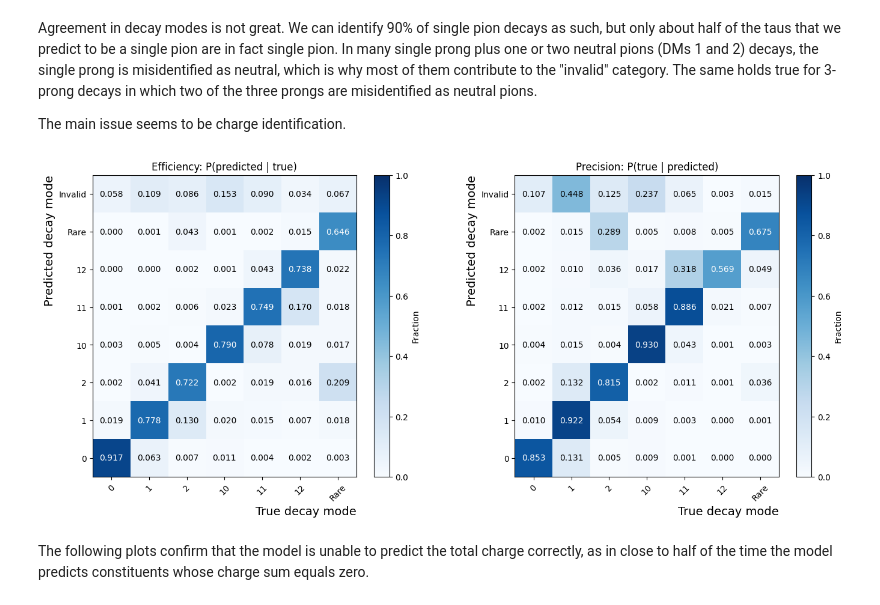
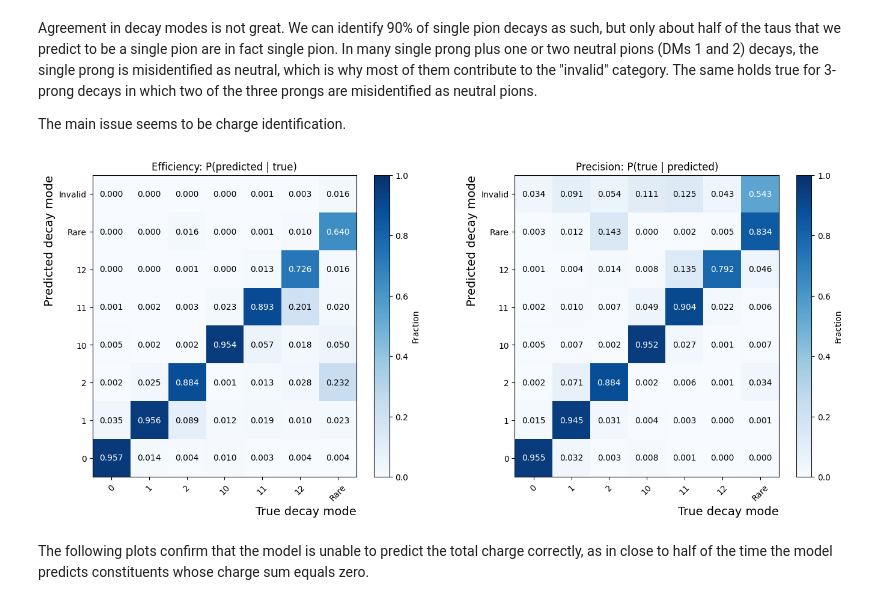
Before and after one commit to ktht/ml-tau-model, a Jupyter notebook: mltau/notebooks/ParTauDETR_evaluation.ipynb, the cells around one changed output. Drawn from its saved outputs; the diff is of its cells as text; code cells hidden in the pictures.

```diff
--- a/mltau/notebooks/ParTauDETR_evaluation.ipynb
+++ b/mltau/notebooks/ParTauDETR_evaluation.ipynb
@@ -42,9 +42,9 @@ def normalize_truth_dm(dm):
     return dm if dm in explicit_dms else "Rare"
 
 
-def predict_dm(class_array):
-    n_charged = sum(class_value == 0 for class_value in class_array)
-    n_neutral = sum(class_value == 1 for class_value in class_array)
+def predict_dm(charge_array):
+    n_charged = sum(charge != 0 for charge in charge_array)
+    n_neutral = sum(charge == 0 for charge in charge_array)
     if n_charged % 2 == 0 or n_neutral > 4:
         return "Invalid"
     dm = 5 * (n_charged - 1) + n_neutral
@@ -52,7 +52,7 @@ def predict_dm(class_array):
 
 
 true_dm = df["gen_jet_tau_decaymode"].map(normalize_truth_dm)
-predicted_dm = df["pred_tau_daughter_meson_classes"].map(predict_dm)
+predicted_dm = df["pred_tau_daughter_charges"].map(predict_dm)
 
 confusion_efficiency = pd.crosstab(
     predicted_dm,
@@ -74,34 +74,34 @@ for ax, matrix, title in zip(
     ["Efficiency: P(predicted | true)", "Precision: P(true | predicted)"],
 ):
     matrix = matrix.iloc[::-1]
     image = ax.imshow(matrix, vmin=0, vmax=1, cmap="Blues")
     ax.set(
         title=title,
         xticks=range(len(labels)),
         xticklabels=labels,
         yticks=range(len(predicted_labels)),
         yticklabels=predicted_labels[::-1],
     )
     ax.set_xlabel("True decay mode", loc="right", fontsize=14)
     ax.set_ylabel("Predicted decay mode", loc="top", fontsize=14)
     ax.tick_params(axis="x", rotation=45)
     for row_index in range(matrix.shape[0]):
         for column_index in range(matrix.shape[1]):
             cell_value = matrix.iloc[row_index, column_index]
             ax.text(
                 column_index,
                 row_index,
                 f"{cell_value:.3f}",
                 ha="center",
                 va="center",
                 color="white" if cell_value > 0.5 else "black",
             )
     fig.colorbar(image, ax=ax, label="Fraction")
 
 plt.show()
 plt.close()
 # %% [output]
-[figure, old version]
+[figure, new version]
 # %% [markdown]
 The following plots confirm that the model is unable to predict the total charge correctly, as in close to half of the time the model predicts constituents whose charge sum equals zero.
 # %%
```
Also changed, not shown: parts of 7 cells of this notebook, 1 other file.
